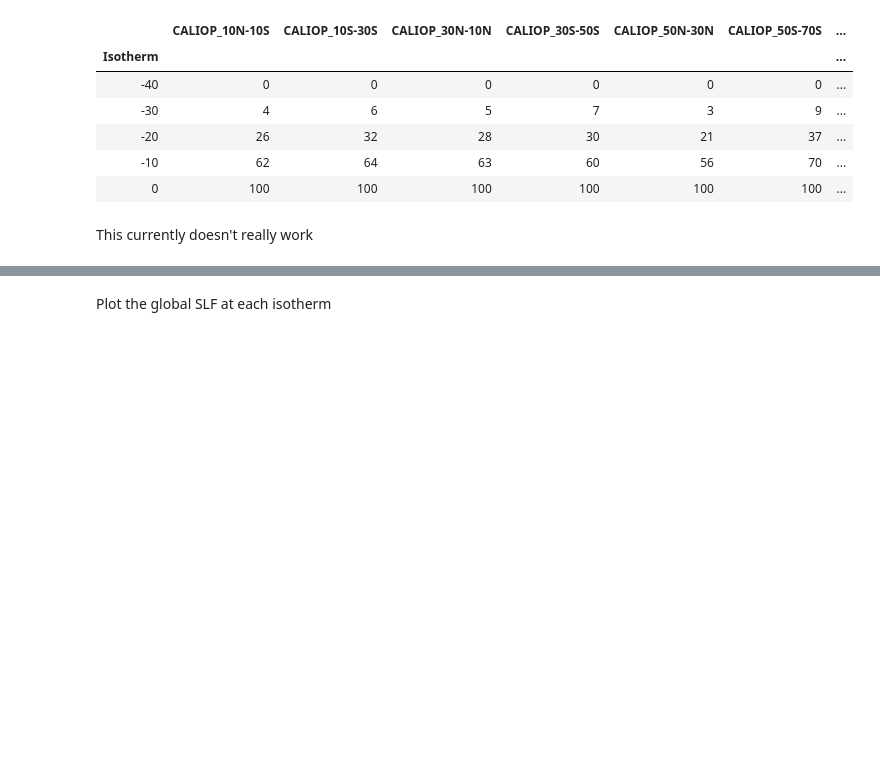
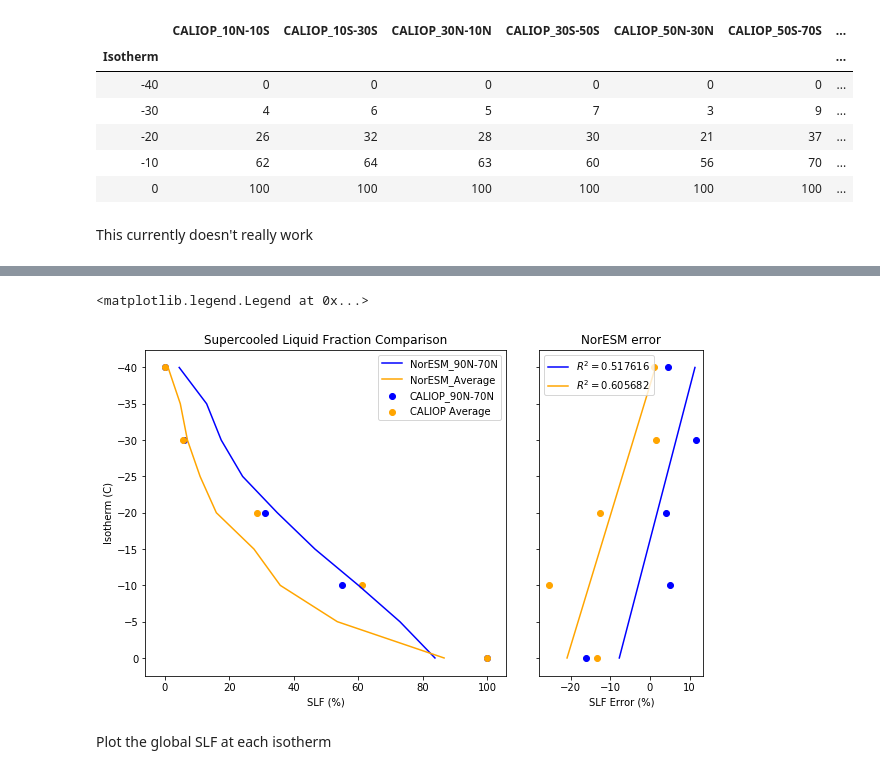
Before and after one commit to jshaw35/netcdf_analysis, a Jupyter notebook: jupy_test.ipynb, the cells around one changed output, grey strips where cells are left out. Drawn from its saved outputs; the diff is of its cells as text; code cells hidden in the pictures; blank space fills up the shorter version.

Commit message:
Streamline plotting and regression

```diff
--- a/jupy_test.ipynb
+++ b/jupy_test.ipynb
@@ -13,5 +15,6 @@ from functions import (
 # %%
-specific_model = '20191122_161009_sample_param_set_wbf1_inp1.nc'
+#specific_model = '20191122_161009_sample_param_set_wbf1_inp1.nc'
+specific_model = '20191127_162007_sample_param_set_wbf0_01_inp1.nc'
 case = specific_model[:-3]
 
 save_dir = '~/DATAOUT/'
@@ -92,5 +95,6 @@ Loading data from /home/jonahks/drivemount/mnth15runs/20191122_161009_sample_par
 # %%
-data_string = model_dir + 'MPC_COMPARE_CALIOP_NorESM.csv'
+data_string = '%s%s_slf_caliop_comparison.csv' % (model_dir, case)
+
 all_slf_processed = os.path.exists(data_string)
 
 if all_slf_processed:
@@ -106,4 +110,11 @@ else:
     all_slf['Global Error'] = all_slf['NorESM_Average'] - all_slf['CALIOP Average']
 
     all_slf.to_csv(path_or_buf = data_string)
+
+# Catch an annoying error
+try:
+    all_slf = all_slf.set_index('Isotherm')
+except: pass
+
+all_slf_clean = all_slf.dropna()
 # %% [output]
@@ -162,3 +148,37 @@ f1_ax2.plot(x2, poly1d_fn(x2), color='orange')
+# %%
+fig1 = plt.figure(figsize=(10,6))#constrained_layout=True)
+spec1 = gridspec.GridSpec(ncols=3, nrows=1, figure=fig1)#, hspace=0.4)
+f1_ax1 = fig1.add_subplot(spec1[0, :-1])
+f1_ax2 = fig1.add_subplot(spec1[0, -1], sharey=f1_ax1)
+axes = [f1_ax1, f1_ax2]
+plt.setp(f1_ax2.get_yticklabels(), visible=False)
+
+isos = np.array(all_slf_clean.index).reshape(-1,1)
+
+fig1.gca().invert_yaxis()
+f1_ax1.set_title('Supercooled Liquid Fraction Comparison'); f1_ax1.set_ylabel('Isotherm (C)'); f1_ax1.set_xlabel('SLF (%)')
+f1_ax2.set_title('NorESM error'); f1_ax2.set_xlabel('SLF Error (%)')
+
+colors = ['blue', 'orange']
+models = ['NorESM_90N-70N', 'NorESM_Average']
+caliops = ['CALIOP_90N-70N', 'CALIOP Average']
+errors = ['Arctic Error', 'Global Error']
+
+# Wrap everything up and iterate!
+for color, model, caliop, error in zip(colors, models, caliops, errors):
+    f1_ax1.plot(all_slf[model], all_slf.index, label=model, color = color)
+    f1_ax1.scatter(all_slf[caliop], all_slf.index, label=caliop, color = color)
+    f1_ax2.scatter(all_slf[error], all_slf.index, color=color)
+    _r = regress_1d(isos, all_slf_clean[error])
+    _s = _r.score(isos, all_slf_clean[error])
+    f1_ax2.plot(_r.predict(isos), isos, color=color, label = ('$R^2 = %f$' % _s))
+
+#f1_ax2.set_xlim((-30,10))
+f1_ax1.legend()
+f1_ax2.legend()
+# %% [output]
+<matplotlib.legend.Legend at 0x...>
+[figure, added]
 # %%
 filename = '%s_slf_comparison.png' % case
 filename
```
Also changed, not shown: parts of 7 cells of this notebook, 4 other files.
